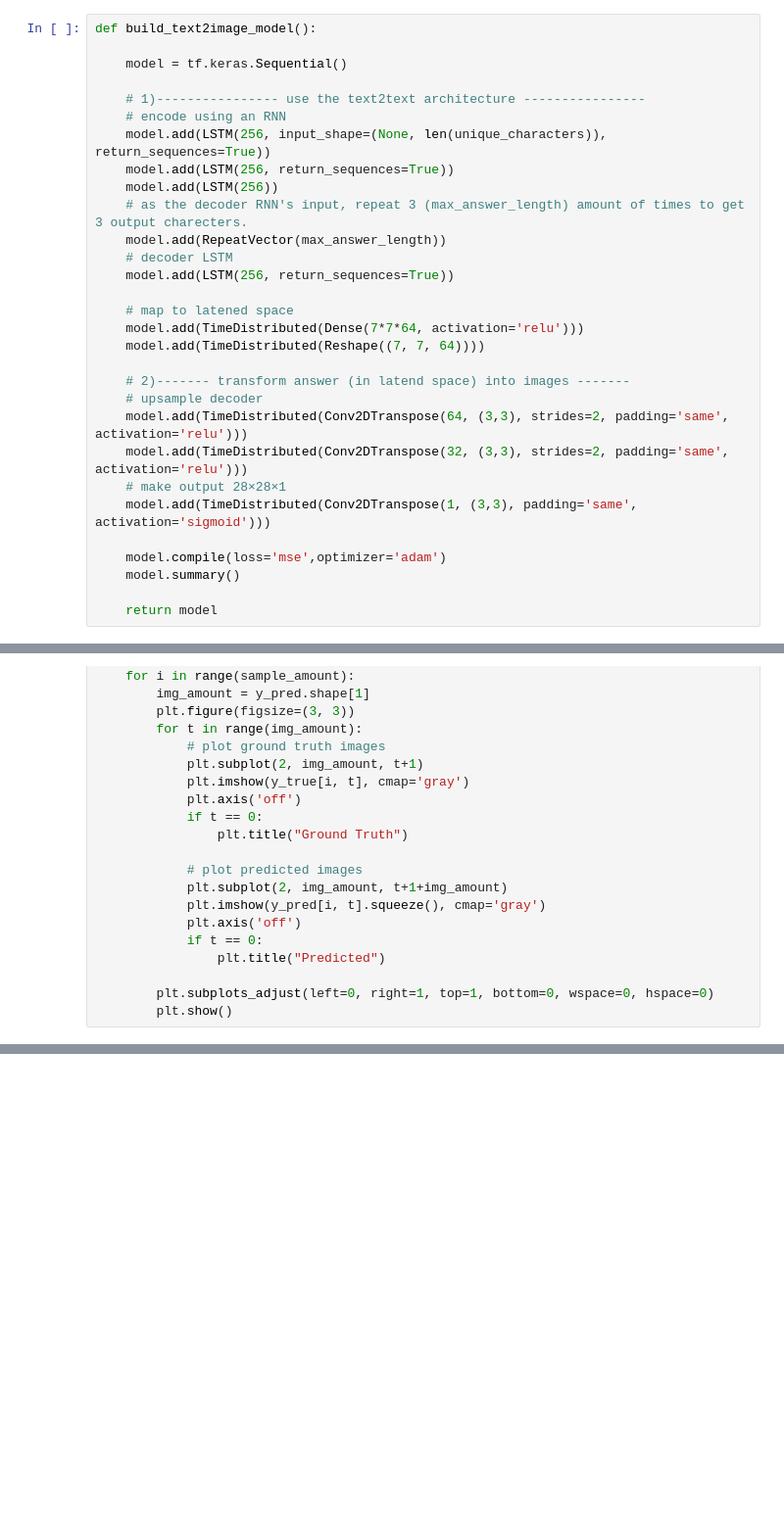
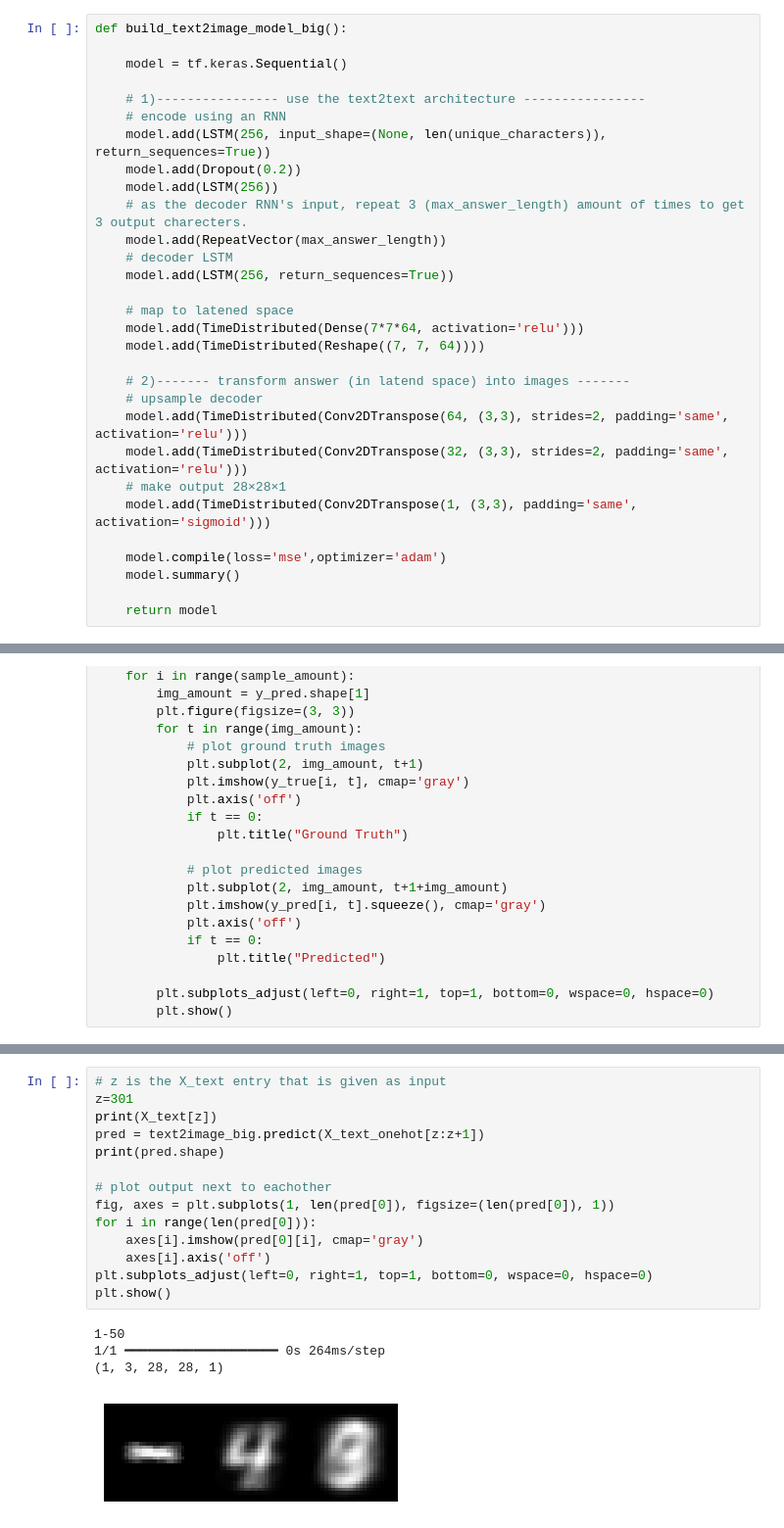
Before and after one commit to gaddetsi/final-assignment-IDL, a Jupyter notebook: A2_RNNs.ipynb, the cells around one changed output, grey strips where cells are left out. Shown at 98% size. Drawn from its saved outputs; the diff is of its cells as text; blank space fills up the shorter version.

Commit message:
two layers with dropout

```diff
--- a/A2_RNNs.ipynb
+++ b/A2_RNNs.ipynb
@@ -852,12 +868,12 @@ The goal here is to use **X_text** as inputs and **y_img** as outputs.
 # %%
-def build_text2image_model():
+def build_text2image_model_big():
 
     model = tf.keras.Sequential()
 
     # 1)---------------- use the text2text architecture ----------------
     # encode using an RNN
     model.add(LSTM(256, input_shape=(None, len(unique_characters)), return_sequences=True))
-    model.add(LSTM(256, return_sequences=True))
+    model.add(Dropout(0.2))
     model.add(LSTM(256))
     # as the decoder RNN's input, repeat 3 (max_answer_length) amount of times to get 3 output charecters.
     model.add(RepeatVector(max_answer_length))
@@ -1080,0 +1115,19 @@ plt.show()
+# %%
+# z is the X_text entry that is given as input
+z=301
+print(X_text[z])
+pred = text2image_big.predict(X_text_onehot[z:z+1])
+print(pred.shape)
+
+# plot output next to eachother
+fig, axes = plt.subplots(1, len(pred[0]), figsize=(len(pred[0]), 1))
+for i in range(len(pred[0])):
+    axes[i].imshow(pred[0][i], cmap='gray')
+    axes[i].axis('off')
+plt.subplots_adjust(left=0, right=1, top=1, bottom=0, wspace=0, hspace=0)
+plt.show()
+# %% [output]
+1-50
+1/1 ━━━━━━━━━━━━━━━━━━━━ 0s 264ms/step
+(1, 3, 28, 28, 1)
+[figure, added]
```
Also changed, not shown: parts of 20 cells of this notebook.
